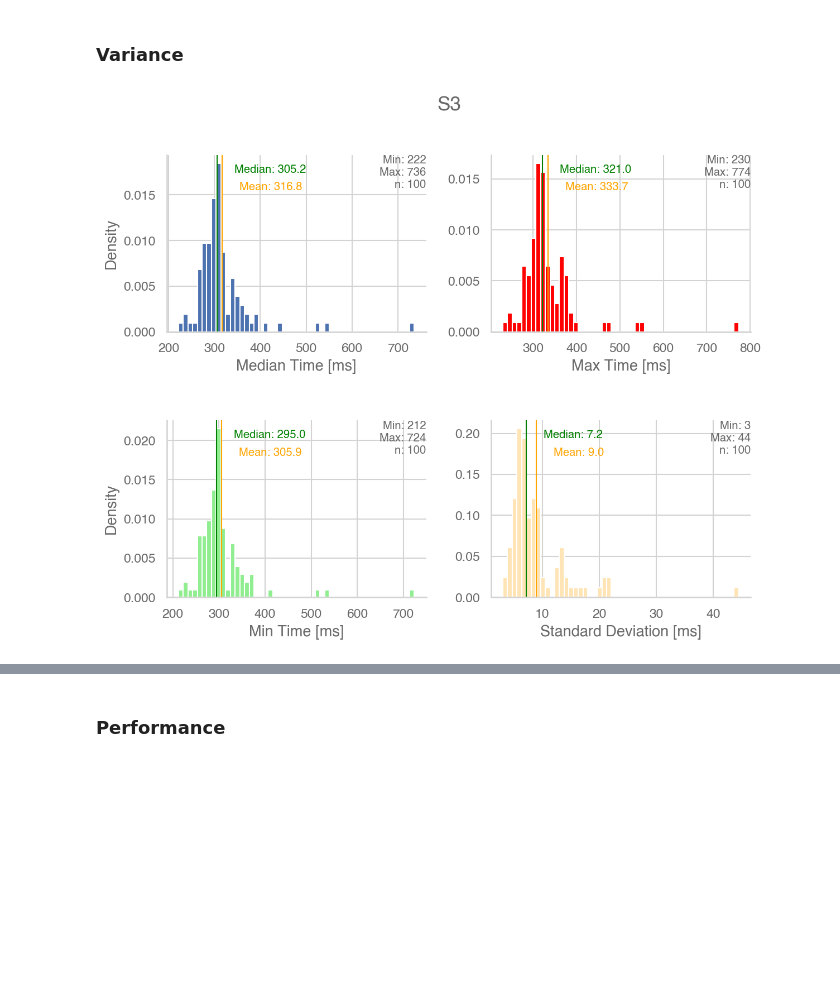
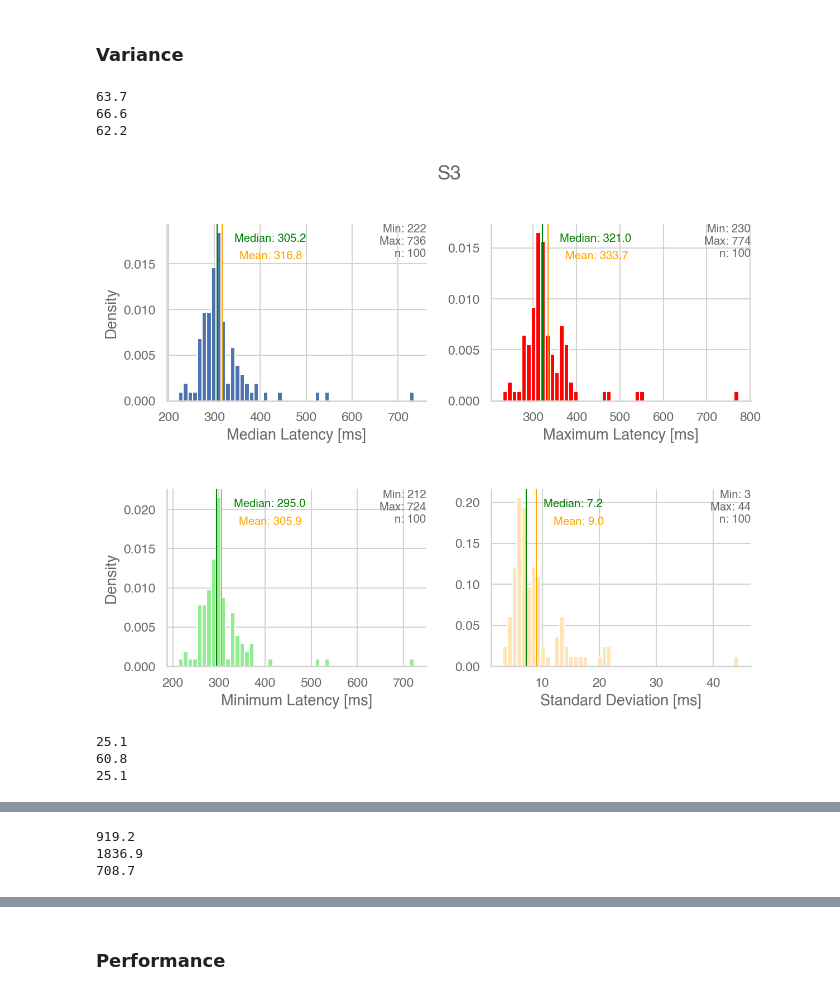
Before and after one commit to OpenCoreCH/LambdaCommBenchmarks, a Jupyter notebook: analysis/lambda_comm_benchmarks.ipynb, the cells around one changed output, grey strips where cells are left out. Cells and saved outputs as stored; diff of their text form; code cells hidden in the pictures; blank space fills up the shorter version.

Commit message:
Graphs for cost analysis

```diff
--- a/analysis/lambda_comm_benchmarks.ipynb
+++ b/analysis/lambda_comm_benchmarks.ipynb
@@ -156,9 +161,13 @@ Direct
 # %% [markdown]
 ### Performance
 # %%
+p2p_experiment_means = {}
+p2p_experiment_cis = {}
 fig, fig2 = plt.figure(figsize=(8,5)), plt.figure(figsize=(8,5))
 ax, ax2 = fig.add_subplot(), fig2.add_subplot()
 for experiment_name, exp_base_path in experiments.items():
+    p2p_experiment_means[experiment_name] = {}
+    p2p_experiment_cis[experiment_name] = {}
     var_base_path = os.path.join(exp_base_path, "p2p", "scaling", "out")
     res = parse_json(var_base_path)
     deltas = calc_deltas(res)
@@ -168,6 +177,10 @@ for experiment_name, exp_base_path in experiments.items():
     for file_size in sorted(deltas):
         values = list(deltas[file_size].values())
         val = file_size / np.median(values) / 1000
+        mean = np.mean(values)
+        ci = scipy.stats.sem(values) * scipy.stats.t.ppf((1 + 0.95) / 2., len(values) - 1)
+        p2p_experiment_means[experiment_name][file_size / 1000] = mean
+        p2p_experiment_cis[experiment_name][file_size / 1000] = ci
         plot_data[file_size / 1000] = val
         upper_ci = file_size / np.min(values) / 1000 - val
         lower_ci = val - file_size / np.max(values) / 1000
@@ -175,11 +188,10 @@ for experiment_name, exp_base_path in experiments.items():
         upper_error.append(upper_ci)
     print(plot_data)
     ax.set_xscale('log')
-    ax.set_xlabel("File Size [KB]")
+    ax.set_xlabel("Data Size [KB]")
     ax.set_xticks(list(plot_data.keys()))
     ax.set_xticklabels(format_xticks(plot_data.keys()))
-    if i == 0 or i ==2:
-        ax.set_ylabel("Bandwidth [MB/s]")
+    ax.set_ylabel("Bandwidth [MB/s]")
     ax.errorbar(plot_data.keys(), plot_data.values(), [lower_error, upper_error], elinewidth=1, capsize=4, label=experiment_name)
 
     plot_data = {}
@@ -194,7 +206,7 @@ for experiment_name, exp_base_path in experiments.items():
         lower_error.append(lower_ci)
         upper_error.append(upper_ci)
     ax2.set_xscale('log')
-    ax2.set_xlabel("File Size [KB]")
+    ax2.set_xlabel("Data Size [KB]")
     ax2.set_xticks(list(plot_data.keys()))
     ax2.set_xticklabels(format_xticks(plot_data.keys()))
     ax2.set_ylabel("Latency [ms]")
@@ -240,13 +252,16 @@ for experiment_name, exp_base_path in experiments.items():
 
     ax = axes[0]
     ax.hist(delta_vals, density=True, bins=50)
-    ax.set_xlabel("Median Time [ms]")
+    ax.set_xlabel("Median Latency [ms]")
     ax.set_ylabel("Density")
     ax.axvline(mean, color='orange', linewidth=1)
     ax.axvline(median, color='green', linewidth=1)
+    print(round(np.std(delta_vals), 1))
     min_ylim, max_ylim = ax.get_ylim()
     min_xlim, max_xlim = ax.get_xlim()
     offset = (max_xlim - min_xlim) / 15
+    if experiment_name == "Direct":
+        offset = 10
     ax.text(median + offset, max_ylim*0.9, 'Median: {:.1f}'.format(median), color="green", size="x-small")
     ax.text(mean + offset, max_ylim*0.8, 'Mean: {:.1f}'.format(mean), color="orange", size="x-small")
     ax.text(max_xlim, max_ylim, 'Min: {:.0f}\nMax: {:.0f}\nn: {}'.format(np.min(delta_vals), np.max(delta_vals), len(delta_vals)), size='x-small', horizontalalignment='right', verticalalignment='top')
@@ -255,10 +270,11 @@ for experiment_name, exp_base_path in experiments.items():
     delta_vals = [np.max(run_vals) for run_vals in all_delta_vals]
     mean = np.mean(delta_vals)
     var = np.var(delta_vals)
+    print(round(np.std(delta_vals), 1))
     median = np.median(delta_vals)
     ax = axes[1]
     ax.hist(delta_vals, density=True, bins=50, color="red")
-    ax.set_xlabel("Max Time [ms]")
+    ax.set_xlabel("Maximum Latency [ms]")
     ax.axvline(mean, color='orange', linewidth=1)
     ax.axvline(median, color='green', linewidth=1)
     min_ylim, max_ylim = ax.get_ylim()
@@ -272,39 +288,49 @@ for experiment_name, exp_base_path in experiments.items():
     delta_vals = [np.min(run_vals) for run_vals in all_delta_vals]
     mean = np.mean(delta_vals)
     var = np.var(delta_vals)
+    print(round(np.std(delta_vals), 1))
     median = np.median(delta_vals)
     ax = axes[2]
     ax.hist(delta_vals, density=True, bins=50, color="lightgreen")
-    ax.set_xlabel("Min Time [ms]")
+    ax.set_xlabel("Minimum Latency [ms]")
     ax.set_ylabel("Density")
     ax.axvline(mean, color='orange', linewidth=1)
     ax.axvline(median, color='green', linewidth=1)
     min_ylim, max_ylim = ax.get_ylim()
     min_xlim, max_xlim = ax.get_xlim()
     offset = (max_xlim - min_xlim) / 15
     ax.text(median + offset, max_ylim*0.9, 'Median: {:.1f}'.format(median), color="green", size="x-small")
     ax.text(mean + offset, max_ylim*0.8, 'Mean: {:.1f}'.format(mean), color="orange", size="x-small")
     ax.text(max_xlim, max_ylim, 'Min: {:.0f}\nMax: {:.0f}\nn: {}'.format(np.min(delta_vals), np.max(delta_vals), len(delta_vals)), size='x-small', horizontalalignment='right', verticalalignment='top')
 
 
     delta_vals = [np.std(run_vals) for run_vals in all_delta_vals]
     mean = np.mean(delta_vals)
     var = np.var(delta_vals)
     median = np.median(delta_vals)
     ax = axes[3]
     ax.hist(delta_vals, density=True, bins=50, color="moccasin")
     ax.set_xlabel("Standard Deviation [ms]")
     ax.axvline(mean, color='orange', linewidth=1)
     ax.axvline(median, color='green', linewidth=1)
     min_ylim, max_ylim = ax.get_ylim()
     min_xlim, max_xlim = ax.get_xlim()
     offset = (max_xlim - min_xlim) / 15
+    if experiment_name == "Direct":
+        offset = (max_xlim - min_xlim) / 20
     ax.text(median + offset, max_ylim*0.9, 'Median: {:.1f}'.format(median), color="green", size="x-small")
     ax.text(mean + offset, max_ylim*0.8, 'Mean: {:.1f}'.format(mean), color="orange", size="x-small")
     ax.text(max_xlim, max_ylim, 'Min: {:.0f}\nMax: {:.0f}\nn: {}'.format(np.min(delta_vals), np.max(delta_vals), len(delta_vals)), size='x-small', horizontalalignment='right', verticalalignment='top')
+    fig.savefig(os.path.join(OUTPUT_PATH, "{}_one-to-many_variance.pdf".format(experiment_name)))
 
 
-    #plt.savefig(os.path.join(OUTPUT_PATH, "s3_one-to-many_variance_std.pdf"))
+
     plt.show()
 # %% [output]
+63.7
+66.6
+62.2
-[figure, old version]
+[figure, new version]
+25.1
+60.8
+25.1
@@ -311,0 +338,3 @@ for experiment_name, exp_base_path in experiments.items():
+919.2
+1836.9
+708.7
```
Also changed, not shown: parts of 40 cells of this notebook, 1 other file.
